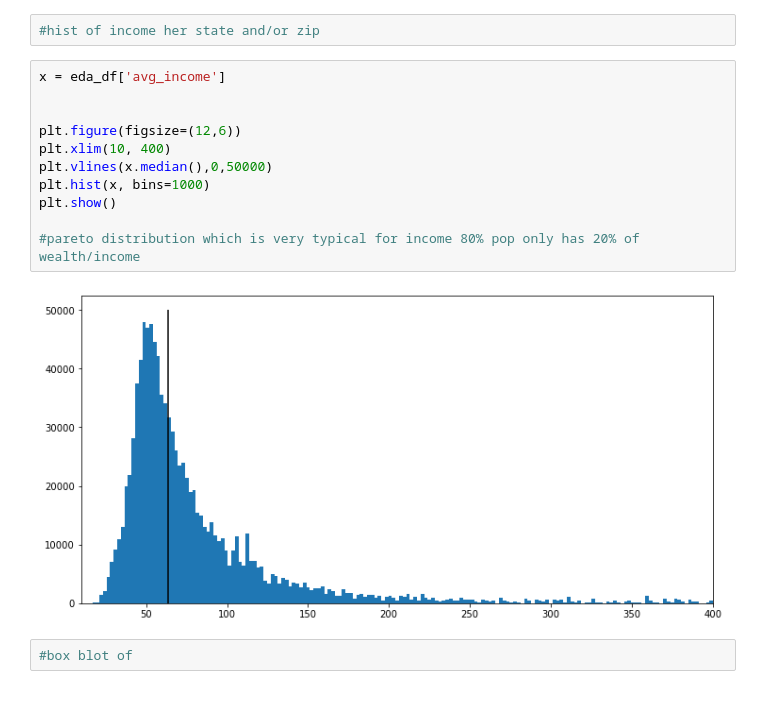
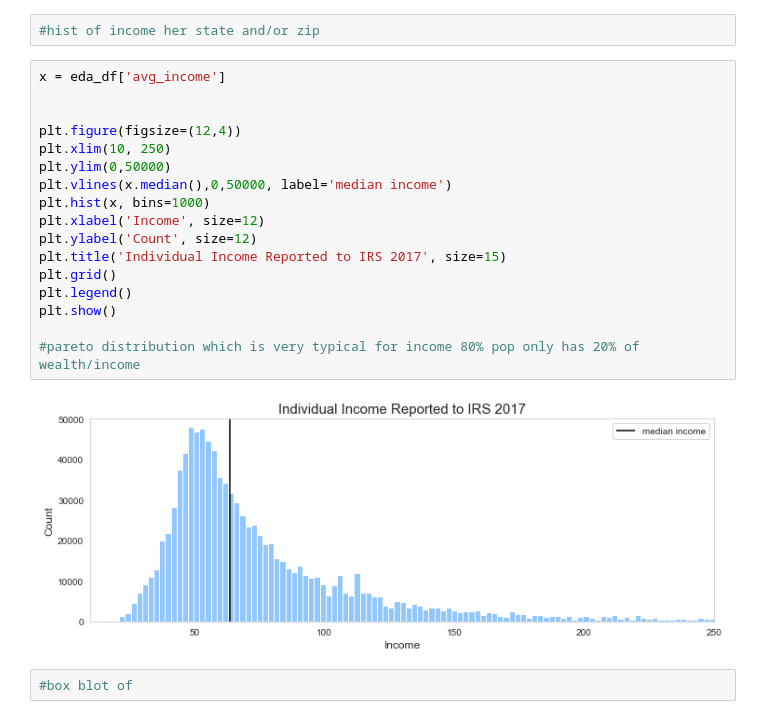
Before and after one commit to lesro/change_unlimited, a Jupyter notebook: notebooks/day3_eda_.ipynb, the cells around one changed output. Cells and saved outputs as stored; diff of their text form.

```diff
--- a/notebooks/day3_eda_.ipynb
+++ b/notebooks/day3_eda_.ipynb
@@ -281,16 +253,22 @@ cityfourev_index = cityfourev_value.index
 # %%
 x = eda_df['avg_income']
 
 
-plt.figure(figsize=(12,6))
-plt.xlim(10, 400)
-plt.vlines(x.median(),0,50000)
+plt.figure(figsize=(12,4))
+plt.xlim(10, 250)
+plt.ylim(0,50000)
+plt.vlines(x.median(),0,50000, label='median income')
 plt.hist(x, bins=1000)
+plt.xlabel('Income', size=12)
+plt.ylabel('Count', size=12)
+plt.title('Individual Income Reported to IRS 2017', size=15)
+plt.grid()
+plt.legend()
 plt.show()
 
 #pareto distribution which is very typical for income 80% pop only has 20% of wealth/income
 # %% [output]
-[figure, old version]
+[figure, new version]
 # %%
 #box blot of
 # %% [markdown]
```
Also changed, not shown: parts of 18 cells of this notebook, 3 other files.
